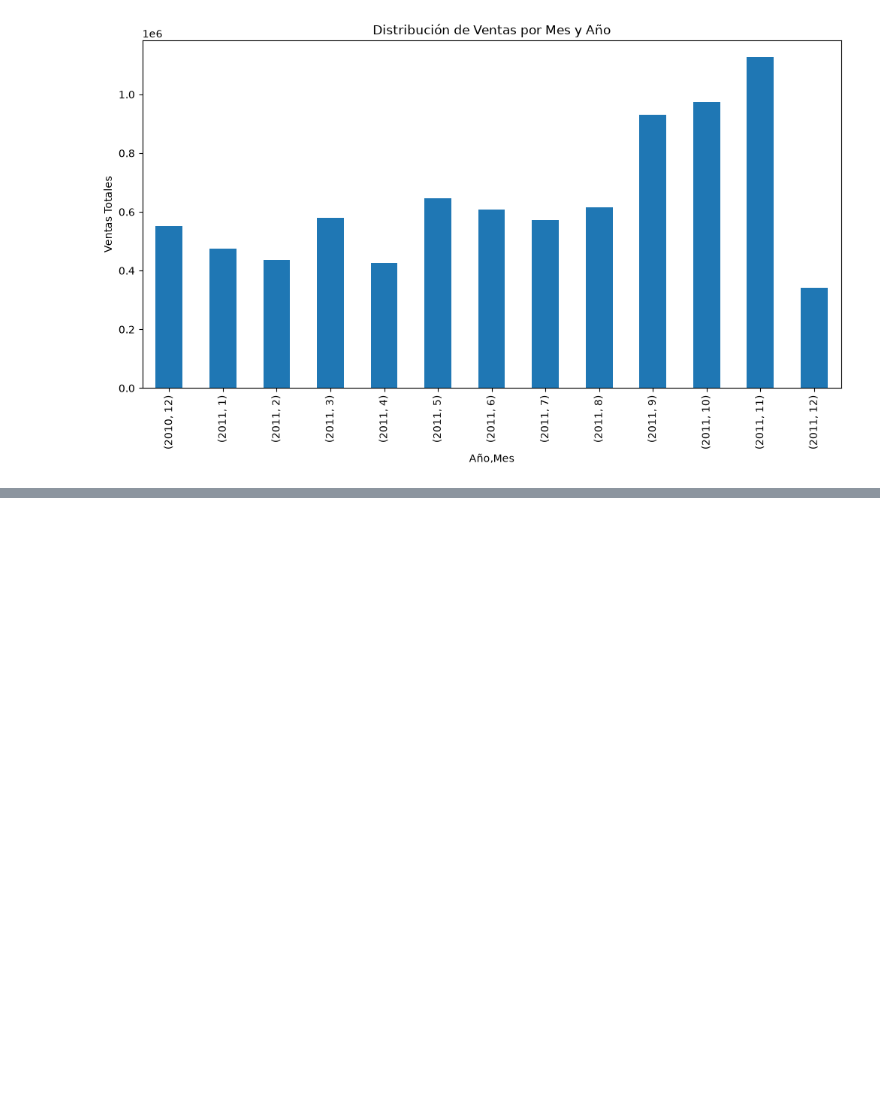
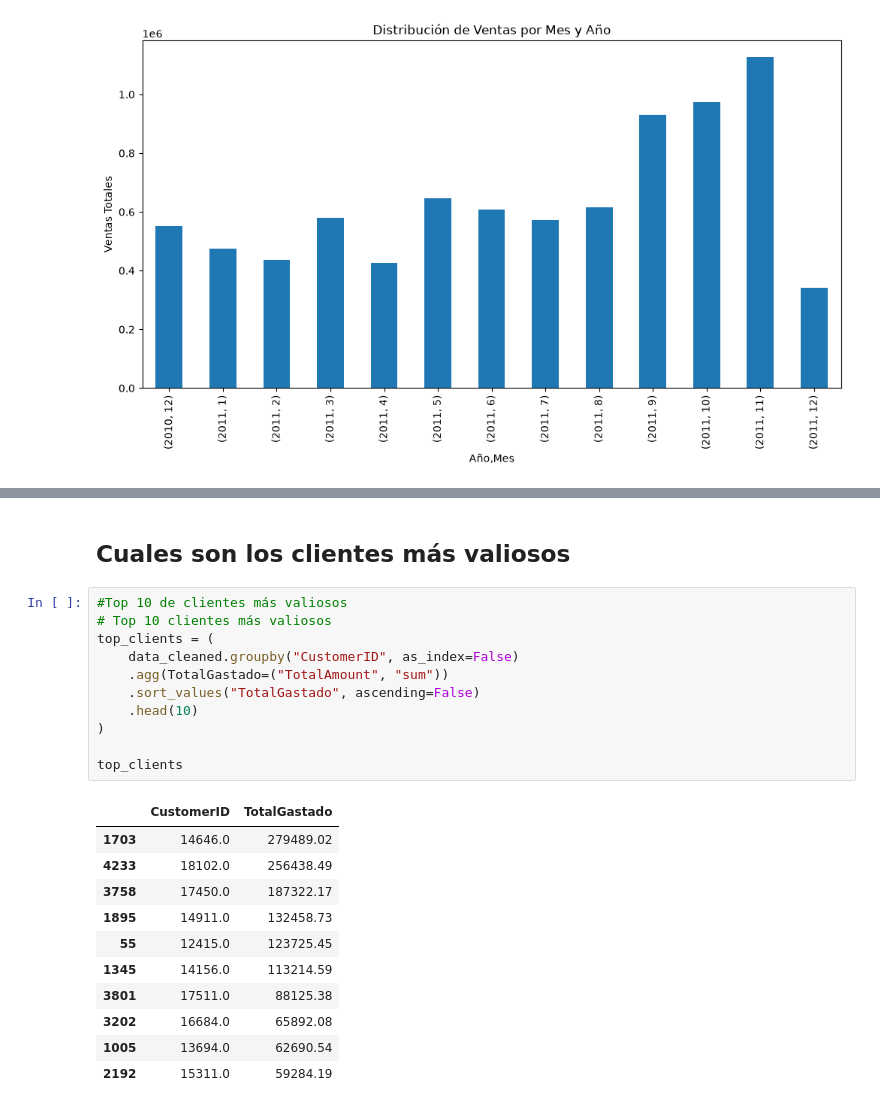
Before and after one commit to mdealerdude/Proyecto-sobre-An-lisis-de-Datos, a Jupyter notebook: cuaderno.ipynb, the cells around one changed output, grey strips where cells are left out. Saved outputs shown, nothing was run; the diff lists cells and outputs as text; blank space fills up the shorter version.

```diff
--- a/cuaderno.ipynb
+++ b/cuaderno.ipynb
@@ -259,0 +273,25 @@ top_products
+# %% [markdown]
+## Cuales son los clientes más valiosos
+# %%
+#Top 10 de clientes más valiosos
+# Top 10 clientes más valiosos
+top_clients = (
+    data_cleaned.groupby("CustomerID", as_index=False)
+    .agg(TotalGastado=("TotalAmount", "sum"))
+    .sort_values("TotalGastado", ascending=False)
+    .head(10)
+)
+
+top_clients
+# %% [output]
+|  | CustomerID | TotalGastado |
+| 1703 | 14646.0 | 279489.02 |
+| 4233 | 18102.0 | 256438.49 |
+| 3758 | 17450.0 | 187322.17 |
+| 1895 | 14911.0 | 132458.73 |
+| 55 | 12415.0 | 123725.45 |
+| 1345 | 14156.0 | 113214.59 |
+| 3801 | 17511.0 | 88125.38 |
+| 3202 | 16684.0 | 65892.08 |
+| 1005 | 13694.0 | 62690.54 |
+| 2192 | 15311.0 | 59284.19 |
```
Also changed, not shown: parts of 4 cells of this notebook, 1 other file.
